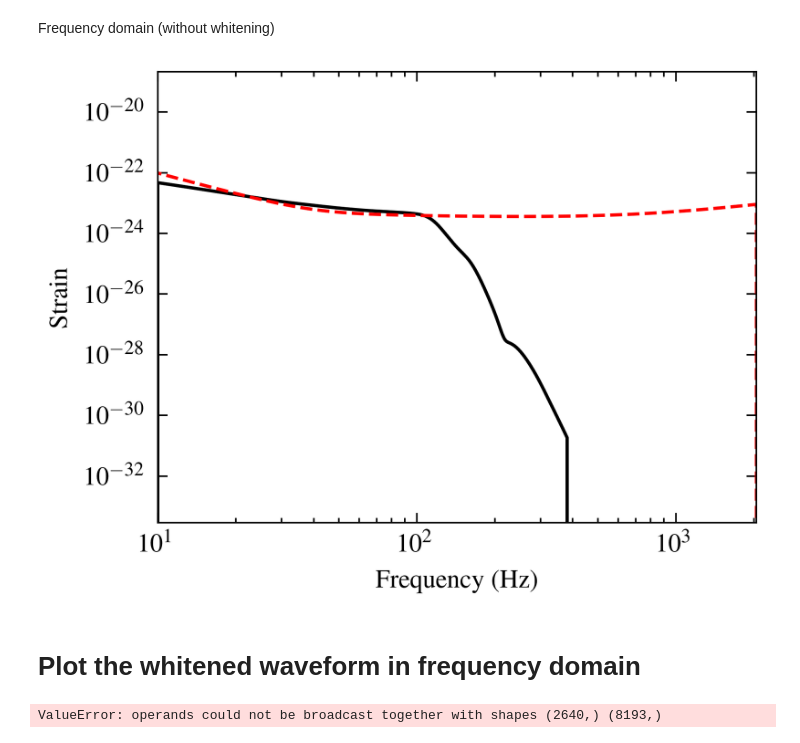
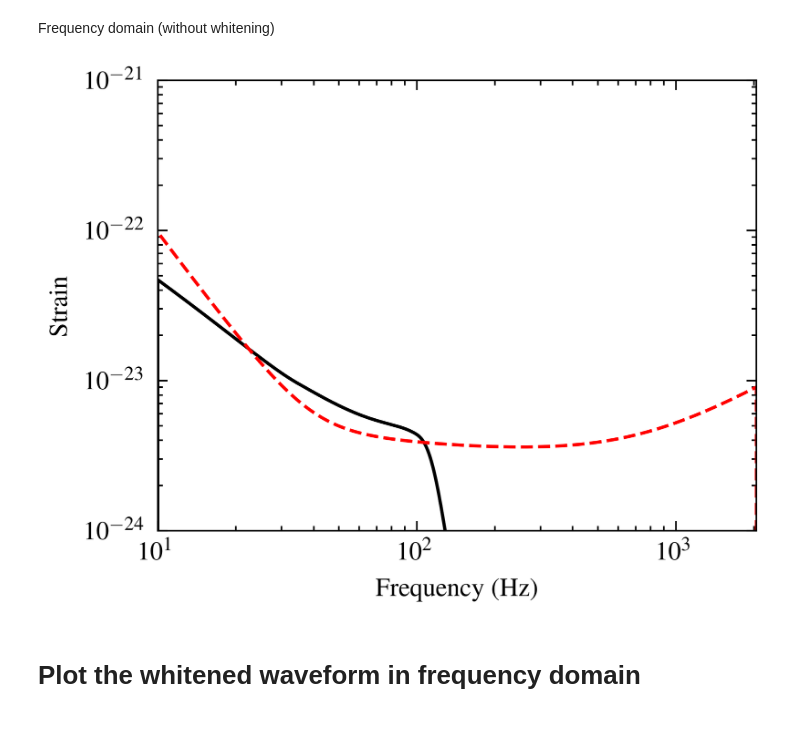
Before and after one commit to cosmoquark/gw-fish-lens, a Jupyter notebook: misc/lensed_waveform_v1.ipynb, the cells around one changed output. Saved outputs shown, nothing was run; the diff lists cells and outputs as text; code cells hidden in the pictures.

```diff
--- a/misc/lensed_waveform_v1.ipynb
+++ b/misc/lensed_waveform_v1.ipynb
@@ -19,7 +19,7 @@ from pycbc.detector import Detector, get_available_detectors
 import pylab as plt
 import numpy as np
 import scienceplots
-plt.style.use(['science','ieee'])
+plt.style.use(['science'])
 # %% [markdown]
 Time domain (without whitening)
 # %%
@@ -83,26 +83,23 @@ Frequency domain (without whitening)
 # %%
 # # Print approximants
 # print(waveform.fd_approximants())
 hp_freq, hc_freq = waveform.get_fd_waveform(approximant="IMRPhenomXPHM", mass1=80, mass2=80, delta_f=1.0/16, f_lower=10, distance=2000)
 # Set the hp and hc start time to the GPS time
 hp_freq.start_time = hc_freq.start_time = t_gps
 # Compute the plus and cross polarizations
 fp, fc = detector.antenna_pattern(right_ascension, declination, polarization, t_gps)
-h = fp * hp_freq + fc * hc_freq
+h_freq = fp * hp_freq + fc * hc_freq
 # Plot the waveform against asd
-plt.plot(h.sample_frequencies, np.abs(h))
+plt.plot(h.sample_frequencies, np.abs(h_freq))
 plt.plot(L1_psd.sample_frequencies, L1_asd)
 plt.xlabel('Frequency (Hz)')
 plt.ylabel('Strain')
 plt.xlim(10, 2048)
+plt.ylim([1e-24, 1e-21])
 plt.xscale('log')
 plt.yscale('log')
 plt.show()
 # %% [output]
-[figure, old version]
+[figure, new version]
 # %% [markdown]
 # Plot the whitened waveform in frequency domain
-# %%
-L1_psd.get_sample_frequencies().data - h.sample_frequencies.data
-# %% [output]
-ValueError: operands could not be broadcast together with shapes (2640,) (8193,)
```
Also changed, not shown: parts of 9 cells of this notebook, 1 other file.
